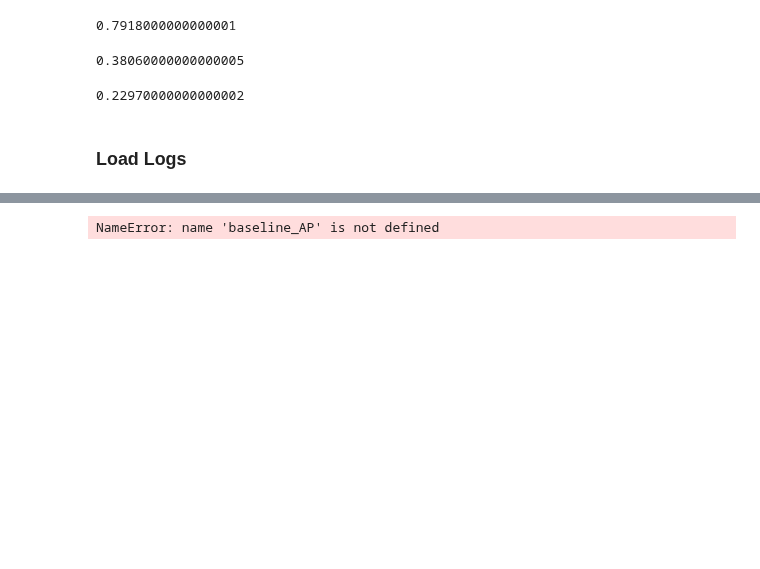
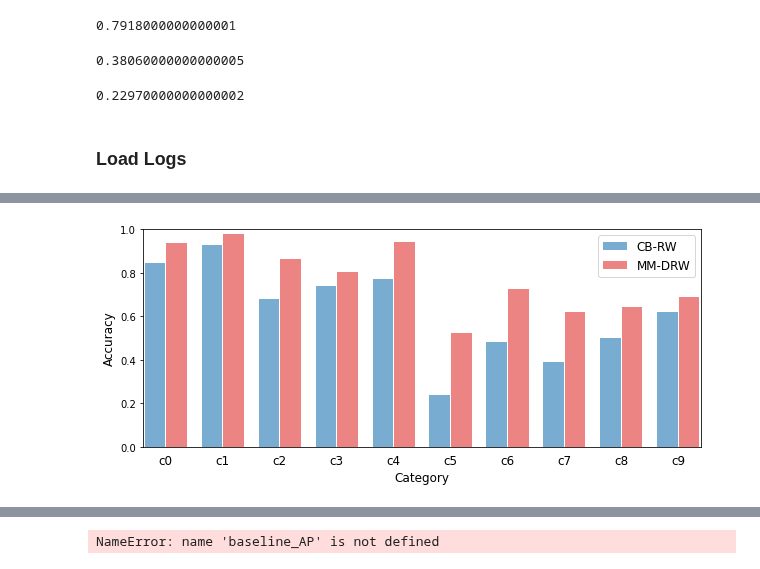
Before and after one commit to ihaeyong/Maximum-Margin-LDAM, a Jupyter notebook: juypyter/ResultCLS.ipynb, the cells around one changed output, grey strips where cells are left out. Cells and saved outputs as stored; diff of their text form; code cells hidden in the pictures; blank space fills up the shorter version.

```diff
--- a/juypyter/ResultCLS.ipynb
+++ b/juypyter/ResultCLS.ipynb
@@ -110,0 +111,33 @@ No handles with labels found to put in legend.
+# %%
+baseline_AP = cifar10_step_0_01_CB_RW
+target_AP = cifar10_step_0_01_HMM_DRW
+labels = [f'c{i}' for i in range(10)]
+
+
+x = np.arange(len(labels))  # the label locations
+width = 0.38  # the width of the bars
+space = 0.02
+
+fig, ax = plt.subplots()
+rects1 = plt.bar(x - width/2, baseline_AP, width - space, label='CB-RW', color='#78ACD1')
+rects2 = plt.bar(x + width/2, target_AP, width -space, label='MM-DRW', color='#ed8484')
+
+# Add some text for labels, title and custom x-axis tick labels, etc.
+ax.set_ylabel('Accuracy', fontsize=12)
+ax.set_xlabel('Category', fontsize=12)
+ax.set_xticks(x)
+ax.set_xticklabels(labels, fontsize=12)
+plt.ylim(0, 1)
+plt.xlim(-0.4, len(labels) - 1 + 0.4)
+plt.tick_params(
+    axis='x',          # changes apply to the x-axis
+    which='both',      # both major and minor ticks are affected
+    bottom=False,      # ticks along the bottom edge are off
+    top=False,         # ticks along the top edge are off
+    labelbottom=True) # labels along the bottom edge are off
+plt.legend(fontsize=12)
+fig.set_size_inches(10, 4)
+plt.savefig('cifar10.pdf', format='pdf')
+plt.show()
+# %% [output]
+[figure, added]
```
Also changed, not shown: parts of 4 cells of this notebook, 2 other files.
